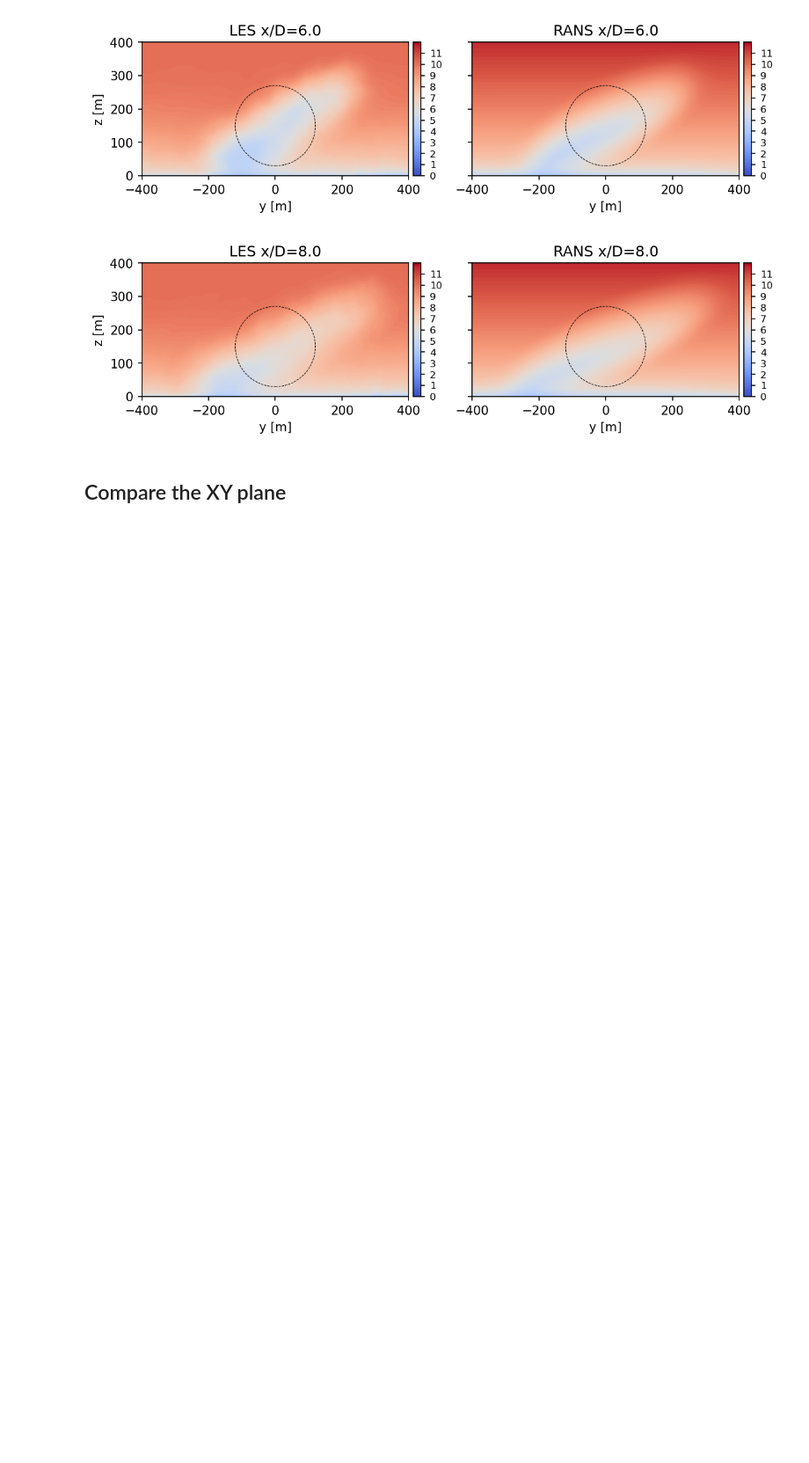
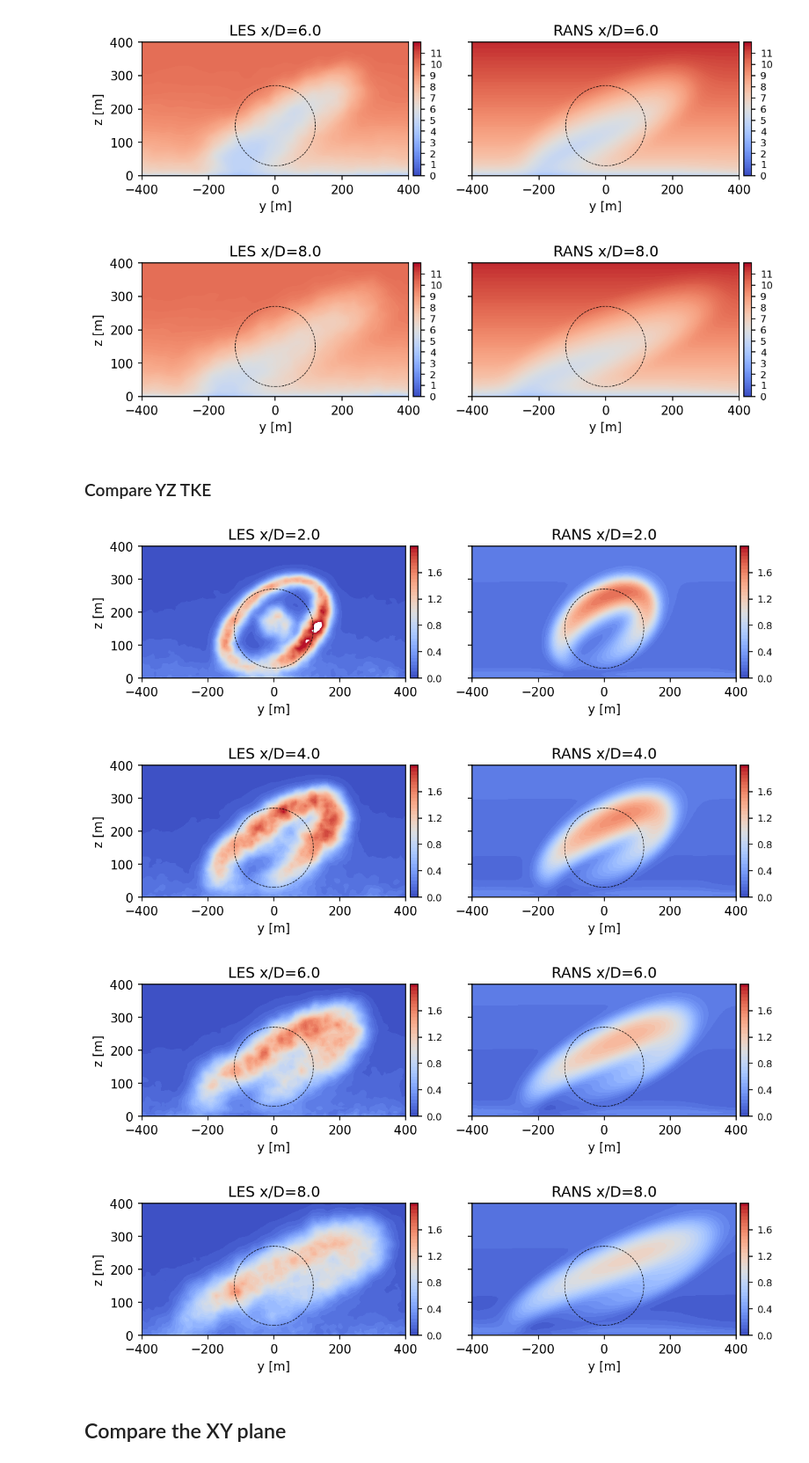
Before and after one commit to sandialabs/SANDwake3D, a Jupyter notebook: Calibration/Offshore_MedWS_LowTI/MedWS_LowTI_LES_compare.ipynb, the cells around one changed output. Shown at 88% size. Cells and saved outputs as stored; diff of their text form; code cells hidden in the pictures; blank space fills up the shorter version.

```diff
--- a/Calibration/Offshore_MedWS_LowTI/MedWS_LowTI_LES_compare.ipynb
+++ b/Calibration/Offshore_MedWS_LowTI/MedWS_LowTI_LES_compare.ipynb
@@ -169,3 +172,5 @@ for plotd in plotdict:
 [figure]
 [figure]
 [figure]
+# %% [markdown]
+### Compare YZ TKE
@@ -172,3 +233,59 @@ for plotd in plotdict:
+# %%
+for plotd in plotdict:
+    fig, axs = plt.subplots(1,2,figsize=(8,2.75), dpi=150, sharey=True)
+    plotv = plotd['RANS_plotvar']
+    turbD = plotd['turbD']
+    turbhh= plotd['turbhh']
+
+    # Do the LES plot
+    ix      = 0
+    YZ_wake = loadpickle(plotd['LES_YZfile'])
+    plotfunc= plotd['LES_plotfunc']
+    ii      = plotd['LES_iplane']
+    xplot=np.mean((YZ_wake['x'][[ii],:,:]-plotd['LES_turbx']))/turbD
+
+    c=axs[ix].contourf(-(YZ_wake['y'][ii,:,:]-plotd['LES_turby']),
+                        YZ_wake['z'][ii,:,:],
+                        plotfunc(YZ_wake, ii),
+                        levels=vlevels[plotv]['levels'], cmap='coolwarm')
+    divider = make_axes_locatable(axs[ix])
+    cax = divider.append_axes("right", size="3%", pad=0.05)
+    cbar=fig.colorbar(c, ax=axs[ix], cax=cax, ticks = matplotlib.ticker.FixedLocator(vlevels[plotv]['cbarticks']))
+    cbar.ax.tick_params(labelsize=8)
+
+    # Do the RANS plot
+    ix=1
+    x=plotd['RANS_turbx']+turbD*xplot
+    ixRANS = find_nearest(xvec, x)
+    #print((xvec[ixRANS]-plotd['RANS_turbx'])/turbD)
+    c=axs[ix].contourf(params['ym'], params['zm'], phi[plotv][ixRANS,:,:], levels=vlevels[plotv]['levels'], cmap='coolwarm')
+
+    divider = make_axes_locatable(axs[ix])
+    cax = divider.append_axes("right", size="3%", pad=0.05)
+    cbar=fig.colorbar(c, ax=axs[ix], cax=cax, ticks = matplotlib.ticker.FixedLocator(vlevels[plotv]['cbarticks']))
+    cbar.ax.tick_params(labelsize=8)
+
+    # Format the plots
+    for ax in axs:
+        ax.set_aspect('equal')
+        ax.set_ylim([0,400])
+        ax.set_xlim([-400,400])
+        rotorcirc = plt.Circle((0.0, turbhh), 0.5*turbD, color='k', linestyle='--', lw=0.5, fill=False)
+        ax.add_patch(rotorcirc)
+        ax.set_xlabel('y [m]')
+
+    axs[0].set_ylabel('z [m]')
+    axs[0].set_title(f'LES x/D={xplot}')
+    axs[1].set_title(f'RANS x/D={xplot}')
+    plt.tight_layout()
+
+    if savefigs and len(plotd['savefig'])>0:
+        plt.savefig(plotd['savefig'])
+# %% [output]
+[figure, added]
+[figure, added]
+[figure, added]
+[figure, added]
 # %% [markdown]
 ## Compare the XY plane
 # %%
```
Also changed, not shown: parts of 6 cells of this notebook, 21 other files.
